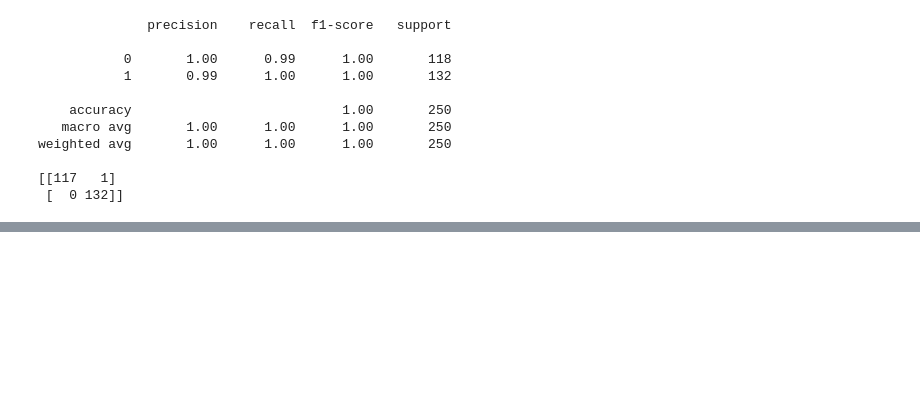
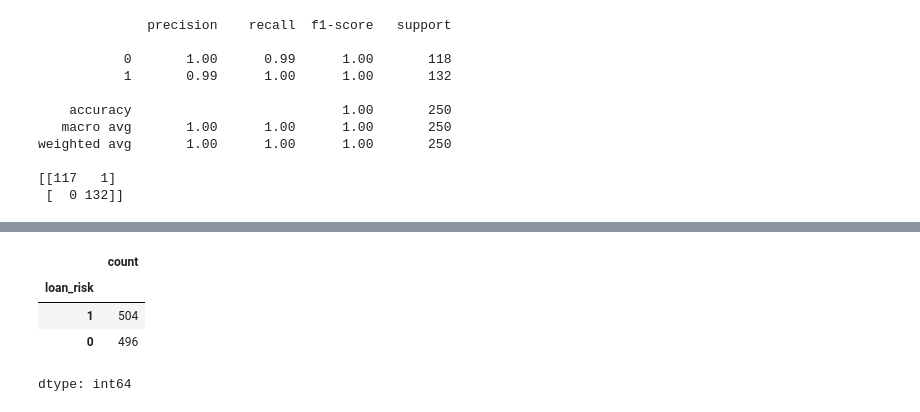
Before and after one commit to Elf-13/Machine-Learning-Studies, a Jupyter notebook: 01 - Regressions/SVM_datasets.ipynb, the cells around one changed output, grey strips where cells are left out. Drawn from its saved outputs; the diff is of its cells as text; code cells hidden in the pictures; blank space fills up the shorter version.

```diff
--- a/01 - Regressions/SVM_datasets.ipynb
+++ b/01 - Regressions/SVM_datasets.ipynb
@@ -110,0 +137,8 @@ weighted avg       1.00      1.00      1.00       250
+# %%
+df["loan_risk"].value_counts()
+# %% [output]
+|  | count |
+| loan_risk |  |
+| 1 | 504 |
+| 0 | 496 |
+dtype: int64
```
Also changed, not shown: parts of 11 cells of this notebook.
